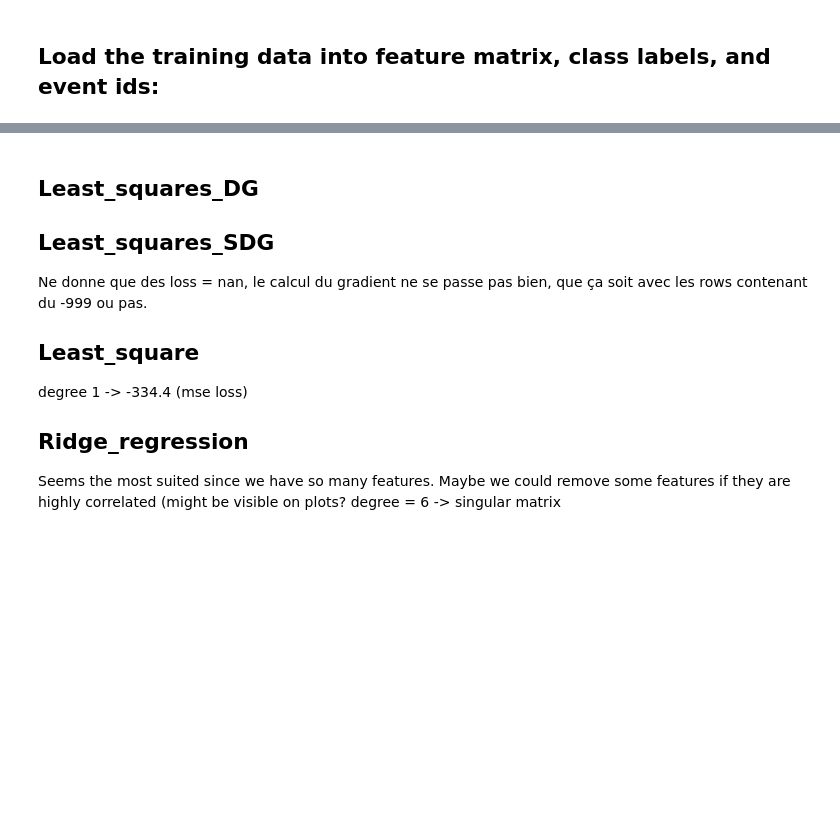
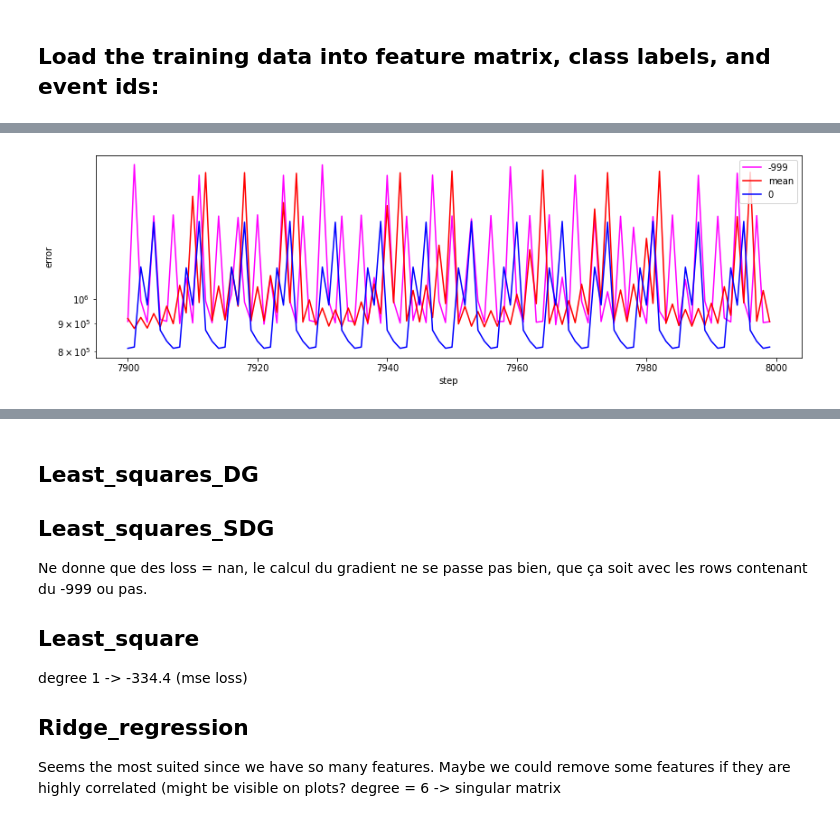
Before and after one commit to madtoinou/CS-433_HBozonClass, a Jupyter notebook: scripts/project1.ipynb, the cells around one changed output, grey strips where cells are left out. Saved outputs shown, nothing was run; the diff lists cells and outputs as text; code cells hidden in the pictures; blank space fills up the shorter version.

```diff
--- a/scripts/project1.ipynb
+++ b/scripts/project1.ipynb
@@ -206,0 +237,19 @@ for degree in degrees:
+# %%
+f = plt.figure(figsize=(14,14)) # change this if needed
+
+#degree 1
+ax1 = f.add_subplot(311)
+ax1.plot(range(steps)[-100:], losses_[-100:], 'magenta', label="-999")
+ax1.plot(range(steps)[-100:], losses_m[-100:], 'red', label="mean")
+ax1.plot(range(steps)[-100:], losses_z[-100:], 'blue', label="0")
+
+#ax1.plot(range(steps), losses_te, 'brown', label="rmse_te_deg1")
+
+plt.xlabel("step")
+plt.ylabel("error")
+plt.yscale("log")
+
+plt.legend()
+plt.show()
+# %% [output]
+[figure, added]
```
Also changed, not shown: parts of 26 cells of this notebook, 1 other file.
